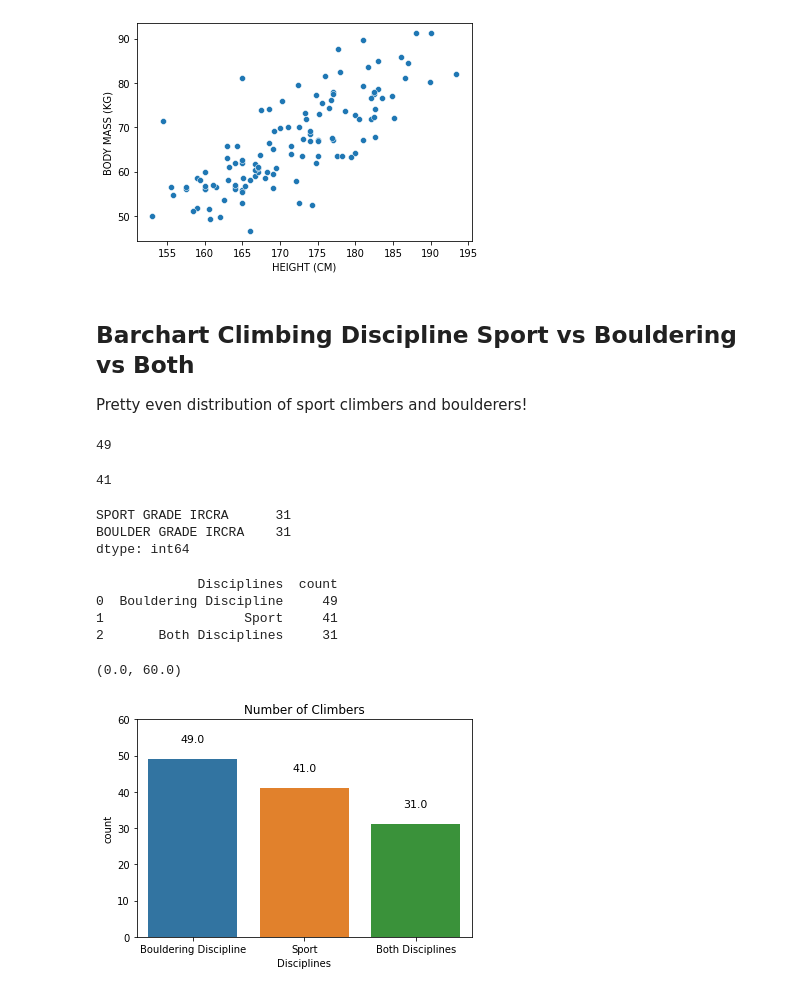
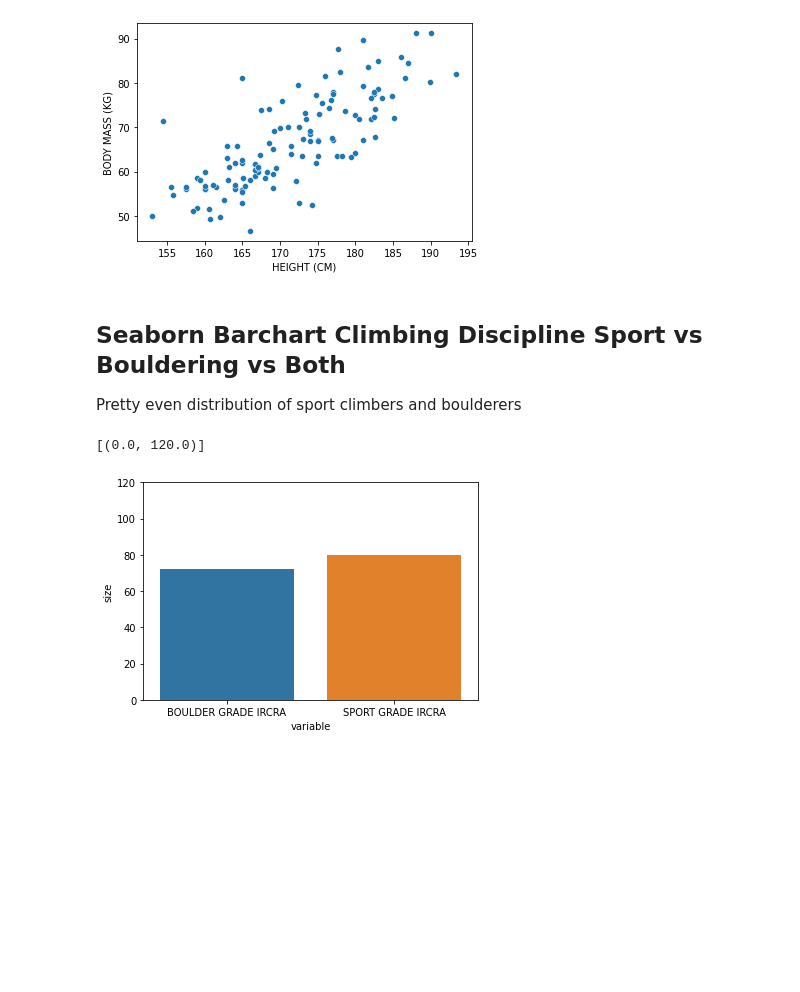
Before and after one commit to haokliao/Critical-Force-Visualization, a Jupyter notebook: EDA_001_notebook.ipynb, the cells around one changed output. Saved outputs shown, nothing was run; the diff lists cells and outputs as text; code cells hidden in the pictures; blank space fills up the shorter version.

```diff
--- a/EDA_001_notebook.ipynb
+++ b/EDA_001_notebook.ipynb
@@ -87,49 +108,22 @@ sns.scatterplot(data = dataframe, x="HEIGHT (CM)", y="BODY MASS (KG)")
 <AxesSubplot:xlabel='HEIGHT (CM)', ylabel='BODY MASS (KG)'>
 [figure]
 # %% [markdown]
-## Barchart Climbing Discipline Sport vs Bouldering vs Both
-Pretty even distribution of sport climbers and boulderers!
+## Seaborn Barchart Climbing Discipline Sport vs Bouldering vs Both
+Pretty even distribution of sport climbers and boulderers
 # %%
-## Finding amount of climbers that only sport climb
-only_sport = dataframe['SPORT GRADE IRCRA'].notnull()
-boulder = dataframe['BOULDER GRADE IRCRA'].dropna()
-print(only_sport.count() - boulder.count())
+# TO FIND VALUES FOR BOTH
+
+# dataframe[['SPORT GRADE IRCRA', 'BOULDER GRADE IRCRA']].dropna().count().to_frame()
-# %% [output]
-49
-# %%
-
-# Finding amount of climbers that only boulder
-only_boulder = dataframe['BOULDER GRADE IRCRA'].notnull()
-sport = dataframe['SPORT GRADE IRCRA'].dropna()
-print(only_boulder.count() - sport.count())
-# %% [output]
-41
-# %%
-# Finding amount of climbers that do both sport and bouldering
-dataframe[['SPORT GRADE IRCRA', 'BOULDER GRADE IRCRA']].dropna().count()
-# %% [output]
-SPORT GRADE IRCRA      31
-BOULDER GRADE IRCRA    31
-dtype: int64
-# %%
-# Create a new dataframe to represent this information
-db = {'Disciplines': ["Bouldering Discipline", "Sport", "Both Disciplines"], 'count': [49, 41, 31]}
-disciplines_bar = pd.DataFrame(db)
-print(disciplines_bar)
-
-# Plot dataframe in a seaborn barplot
-ax = sns.barplot(data=disciplines_bar, x="Disciplines", y="count")
-plt.title('Number of Climbers')
-
-for p in ax.patches:
-             ax.annotate(p.get_height(), (p.get_x() + p.get_width() / 2., p.get_height()),
-                 ha='center', va='center', fontsize=11, color='black', xytext=(0, 20),
-                 textcoords='offset points')
-ax.set_ylim(0,60) #To make space for the annotations
-# %% [output]
-             Disciplines  count
-0  Bouldering Discipline     49
-1                  Sport     41
-2       Both Disciplines     31
-(0.0, 60.0)
-[figure, removed]
+# %%
+#Changed to original dataframe
+# dataframe[['SPORT GRADE IRCRA', 'BOULDER GRADE IRCRA']].count().plot(kind='bar',ylim=[0,120])
+
+disciplines_bar = pd.melt(dataframe[['#','SPORT GRADE IRCRA', 'BOULDER GRADE IRCRA']],id_vars="#").dropna()
+disciplines_bar = disciplines_bar.groupby(by='variable',as_index=False).size()
+
+ax3 = sns.barplot(data=disciplines_bar, x="variable", y="size")
+ax3.set(ylim=(0,120))
+#Set ylim to 120 honestly to make the graph pretty, and have upper limit of people
+# %% [output]
+[(0.0, 120.0)]
+[figure, added]
```
Also changed, not shown: parts of 8 cells of this notebook, 1 other file.
